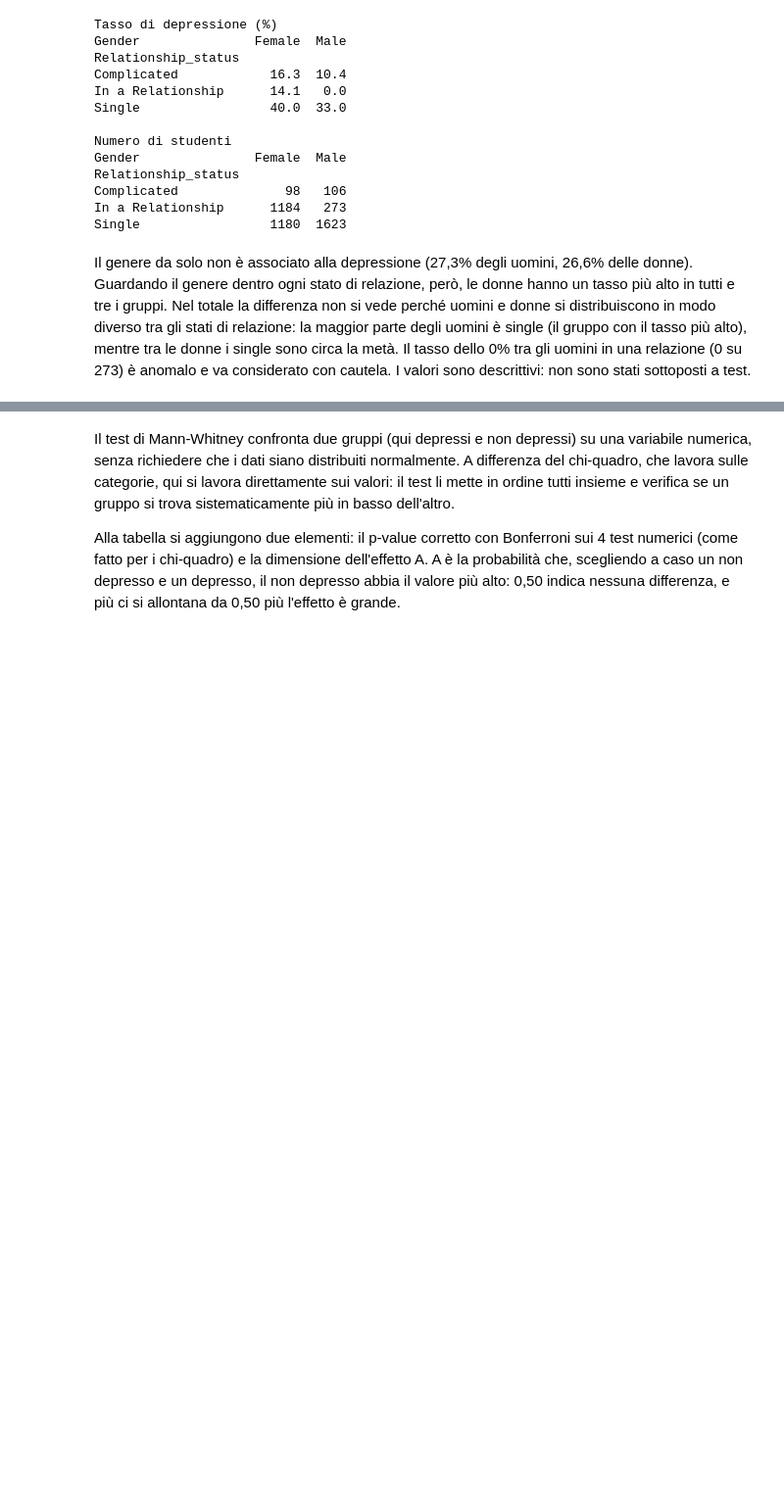
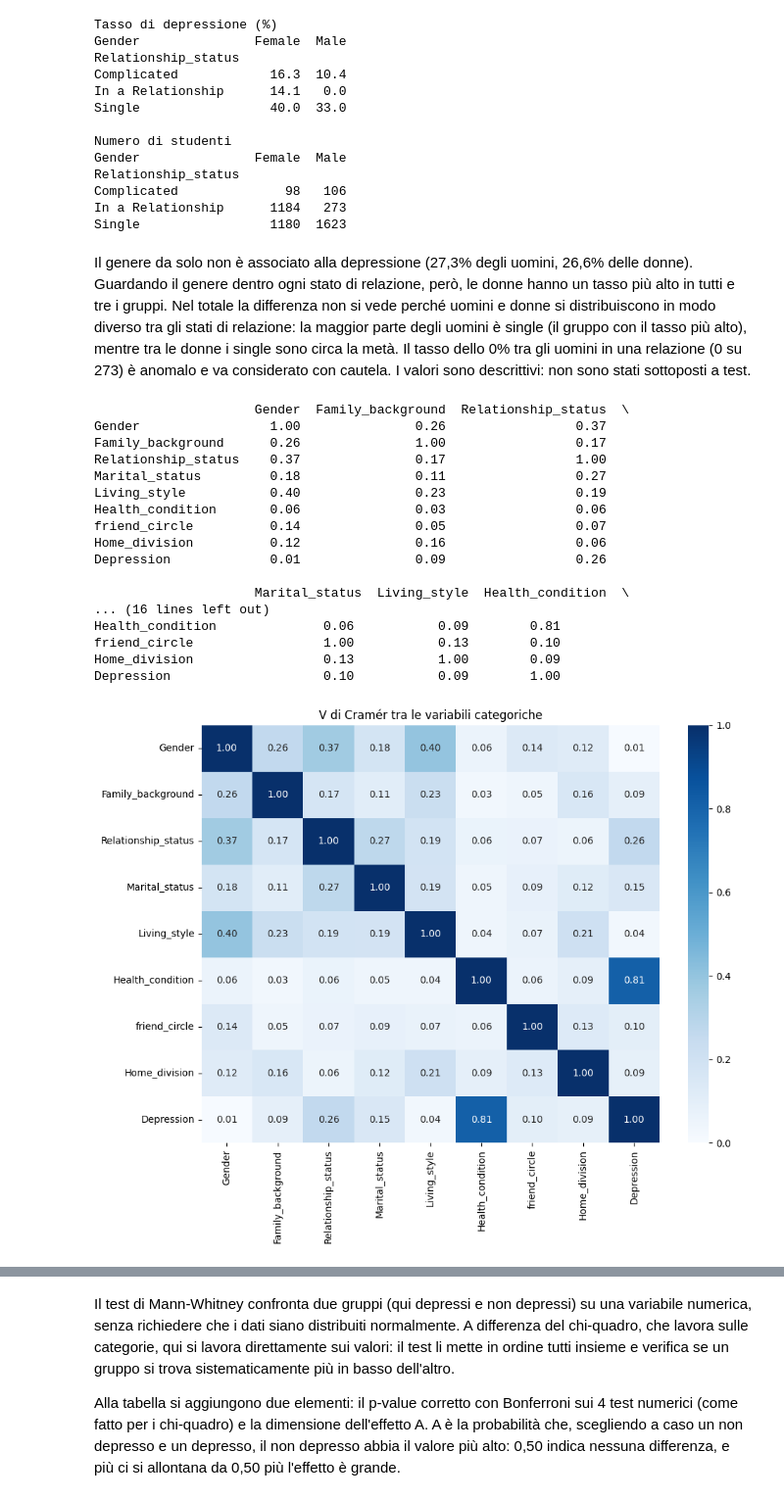
Before and after one commit to DinuIustinAdrian/final_project_data_science, a Jupyter notebook: juno-s-story-student-depression-eda-stats.ipynb, the cells around one changed output, grey strips where cells are left out. Shown at 98% size. Saved outputs shown, nothing was run; the diff lists cells and outputs as text; code cells hidden in the pictures; blank space fills up the shorter version.

```diff
--- a/juno-s-story-student-depression-eda-stats.ipynb
+++ b/juno-s-story-student-depression-eda-stats.ipynb
@@ -731,3 +731,53 @@ In a Relationship      1184   273
 Single                 1180  1623
 # %% [markdown]
 Il genere da solo non è associato alla depressione (27,3% degli uomini, 26,6% delle donne). Guardando il genere dentro ogni stato di relazione, però, le donne hanno un tasso più alto in tutti e tre i gruppi. Nel totale la differenza non si vede perché uomini e donne si distribuiscono in modo diverso tra gli stati di relazione: la maggior parte degli uomini è single (il gruppo con il tasso più alto), mentre tra le donne i single sono circa la metà. Il tasso dello 0% tra gli uomini in una relazione (0 su 273) è anomalo e va considerato con cautela. I valori sono descrittivi: non sono stati sottoposti a test.
+# %%
+# V di Cramér tra ogni coppia di variabili categoriche (compresa la depressione)
+cat_cols = categorical_columns + ["Depression"]
+
+cramers_matrix = pd.DataFrame(index=cat_cols, columns=cat_cols, dtype=float)
+
+for a in cat_cols:
+    for b in cat_cols:
+        table = pd.crosstab(df[a], df[b])
+        chi2 = chi2_contingency(table)[0]
+        n = table.to_numpy().sum()
+        cramers_matrix.loc[a, b] = np.sqrt(chi2 / (n * (min(table.shape) - 1)))
+
+print(cramers_matrix.round(2))
+
+fig, ax = plt.subplots(figsize=(10, 8))
+
+sns.heatmap(
+    cramers_matrix,
+    annot=True,
+    fmt=".2f",
+    cmap="Blues",
+    vmin=0,
+    vmax=1,
+    ax=ax
+)
+
+ax.set_title("V di Cramér tra le variabili categoriche")
+
+plt.tight_layout()
+plt.show()
+# %% [output]
+                     Gender  Family_background  Relationship_status  \
+Gender                 1.00               0.26                 0.37
+Family_background      0.26               1.00                 0.17
+Relationship_status    0.37               0.17                 1.00
+Marital_status         0.18               0.11                 0.27
+Living_style           0.40               0.23                 0.19
+Health_condition       0.06               0.03                 0.06
+friend_circle          0.14               0.05                 0.07
+Home_division          0.12               0.16                 0.06
+Depression             0.01               0.09                 0.26
+
+                     Marital_status  Living_style  Health_condition  \
+... (16 lines left out)
+Health_condition              0.06           0.09        0.81
+friend_circle                 1.00           0.13        0.10
+Home_division                 0.13           1.00        0.09
+Depression                    0.10           0.09        1.00
+[figure, added]
```
Also changed, not shown: parts of 3 cells of this notebook.
